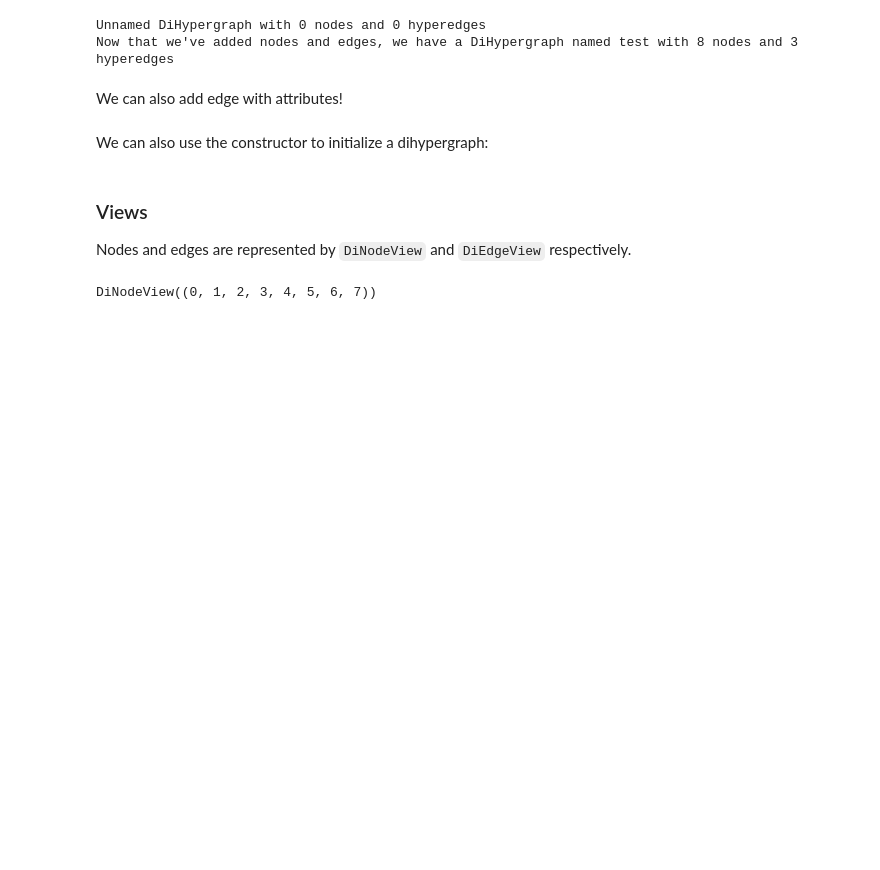
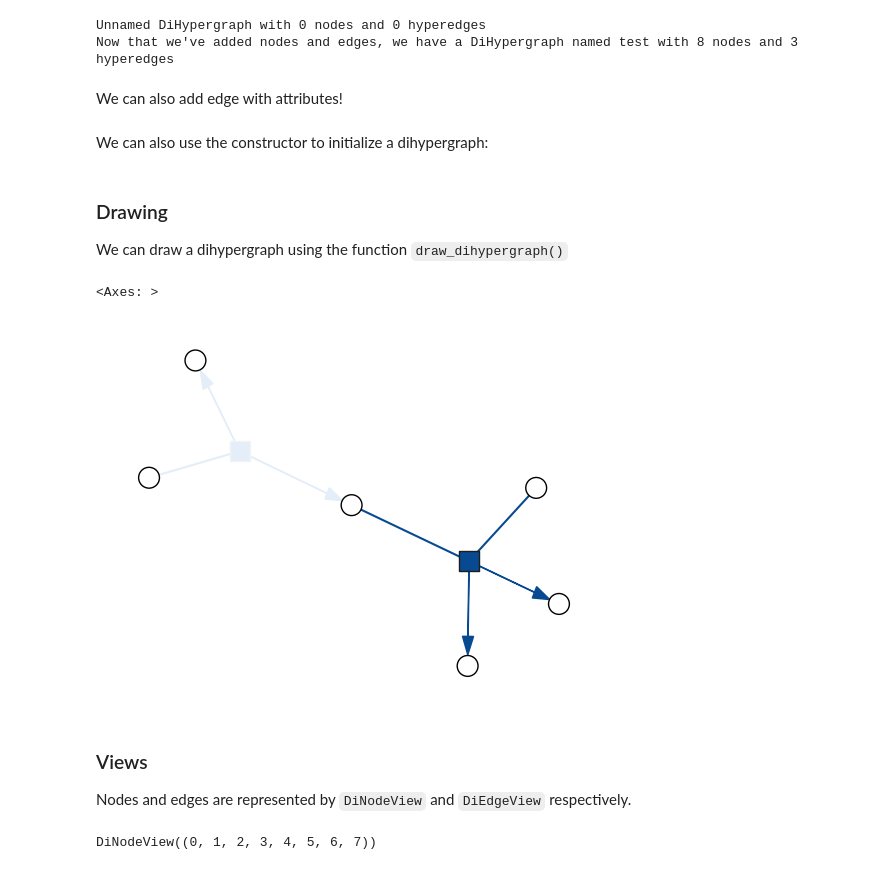
Before and after one commit to xgi-org/xgi, a Jupyter notebook: tutorials/Tutorial 8 - Directed Hypergraphs.ipynb, the cells around one changed output. Drawn from its saved outputs; the diff is of its cells as text; code cells hidden in the pictures; blank space fills up the shorter version.

```diff
--- a/tutorials/Tutorial 8 - Directed Hypergraphs.ipynb
+++ b/tutorials/Tutorial 8 - Directed Hypergraphs.ipynb
@@ -58,6 +58,14 @@ DH2 = xgi.DiHypergraph({1: ({1, 2, 3}, {3, 4}), 2: ({1, 2}, {3})})
 
 # from another dihypergraph
 DH3 = xgi.DiHypergraph(DH1)
+# %% [markdown]
+### Drawing
+We can draw a dihypergraph using the function `draw_dihypergraph()`
+# %%
+xgi.draw_dihypergraph(DH1)
+# %% [output]
+<Axes: >
+[figure, added]
 # %% [markdown]
 ### Views
 
```
Also changed, not shown: parts of 4 cells of this notebook, 5 other files.
